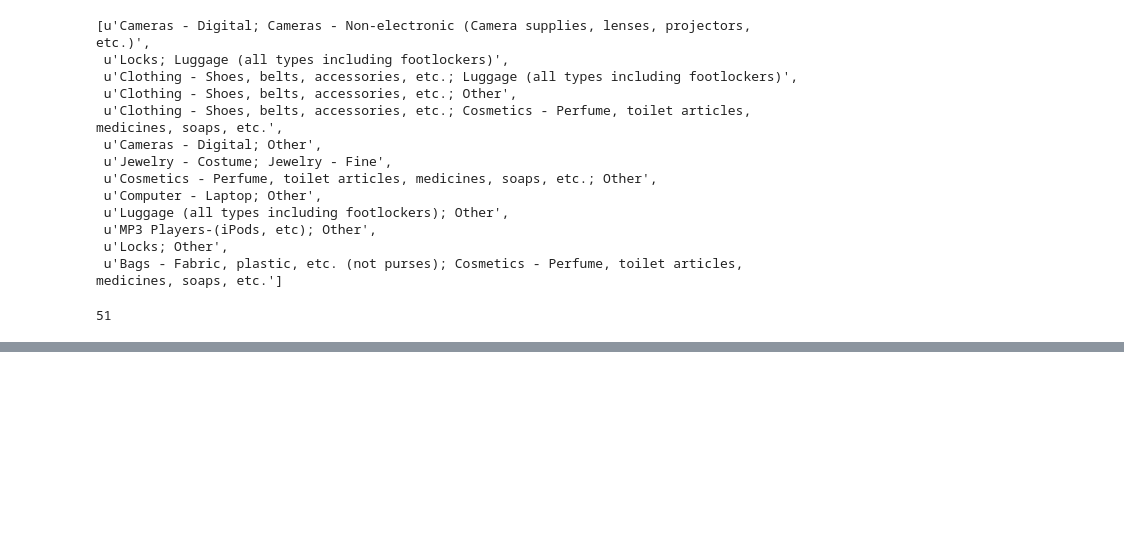
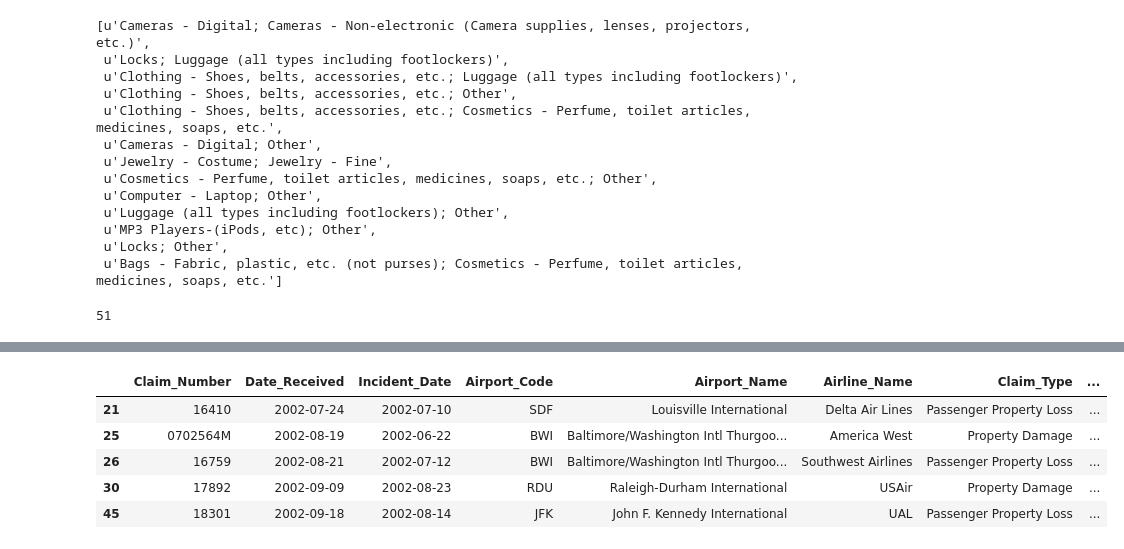
Before and after one commit to mzohaib10/tsa-claims, a Jupyter notebook: tsa-claims-outcome-classifier.ipynb, the cells around one changed output, grey strips where cells are left out. Drawn from its saved outputs; the diff is of its cells as text; code cells hidden in the pictures; blank space fills up the shorter version.

```diff
--- a/tsa-claims-outcome-classifier.ipynb
+++ b/tsa-claims-outcome-classifier.ipynb
@@ -767,0 +768,9 @@ df12_final.head()
+# %%
+df12_final.head()
+# %% [output]
+|  | Claim_Number | Date_Received | Incident_Date | Airport_Code | Airport_Name | Airline_Name | Claim_Type | ... |
+| 21 | 16410 | 2002-07-24 | 2002-07-10 | SDF | Louisville International | Delta Air Lines | Passenger Property Loss | ... |
+| 25 | 0702564M | 2002-08-19 | 2002-06-22 | BWI | Baltimore/Washington Intl Thurgoo... | America West | Property Damage | ... |
+| 26 | 16759 | 2002-08-21 | 2002-07-12 | BWI | Baltimore/Washington Intl Thurgoo... | Southwest Airlines | Passenger Property Loss | ... |
+| 30 | 17892 | 2002-09-09 | 2002-08-23 | RDU | Raleigh-Durham International | USAir | Property Damage | ... |
+| 45 | 18301 | 2002-09-18 | 2002-08-14 | JFK | John F. Kennedy International | UAL | Passenger Property Loss | ... |
```
Also changed, not shown: parts of 38 cells of this notebook.
